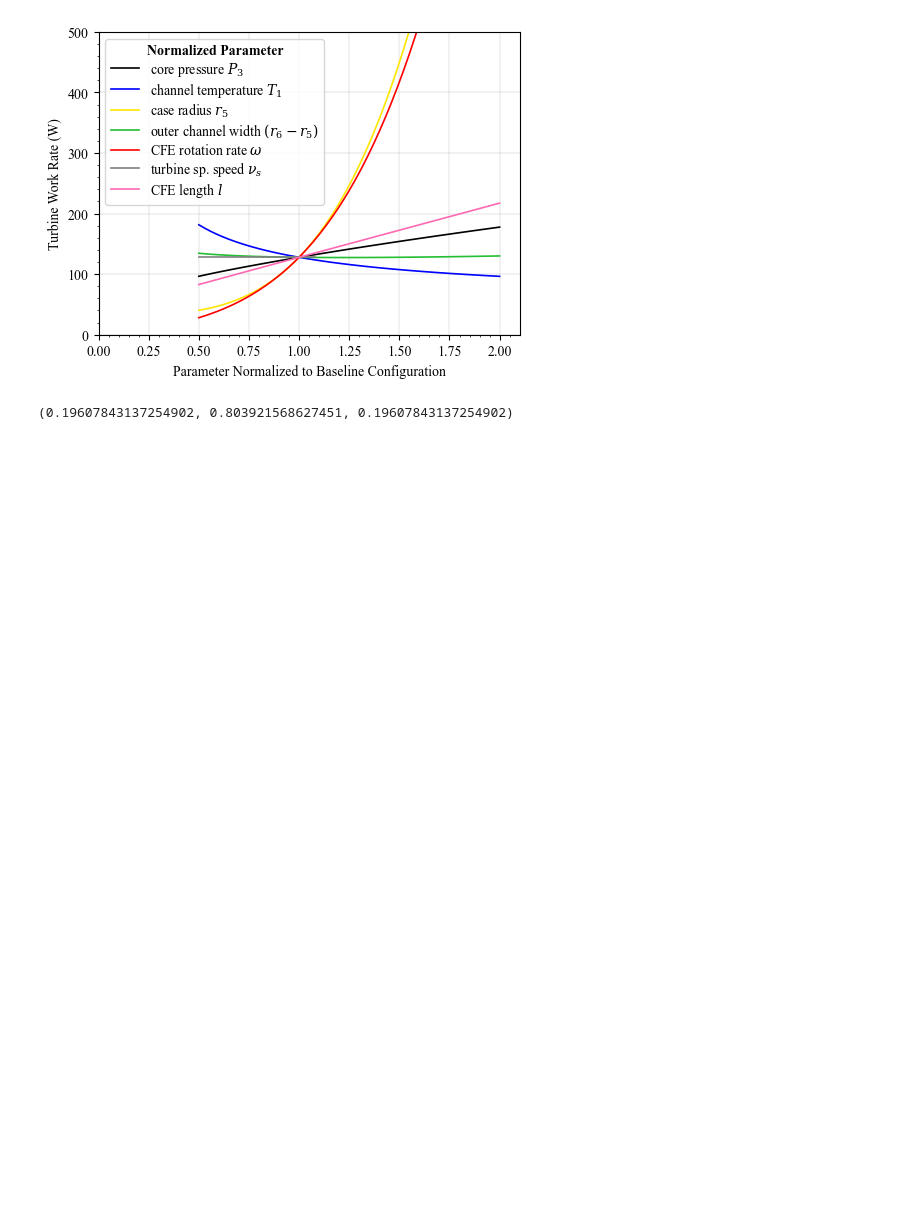
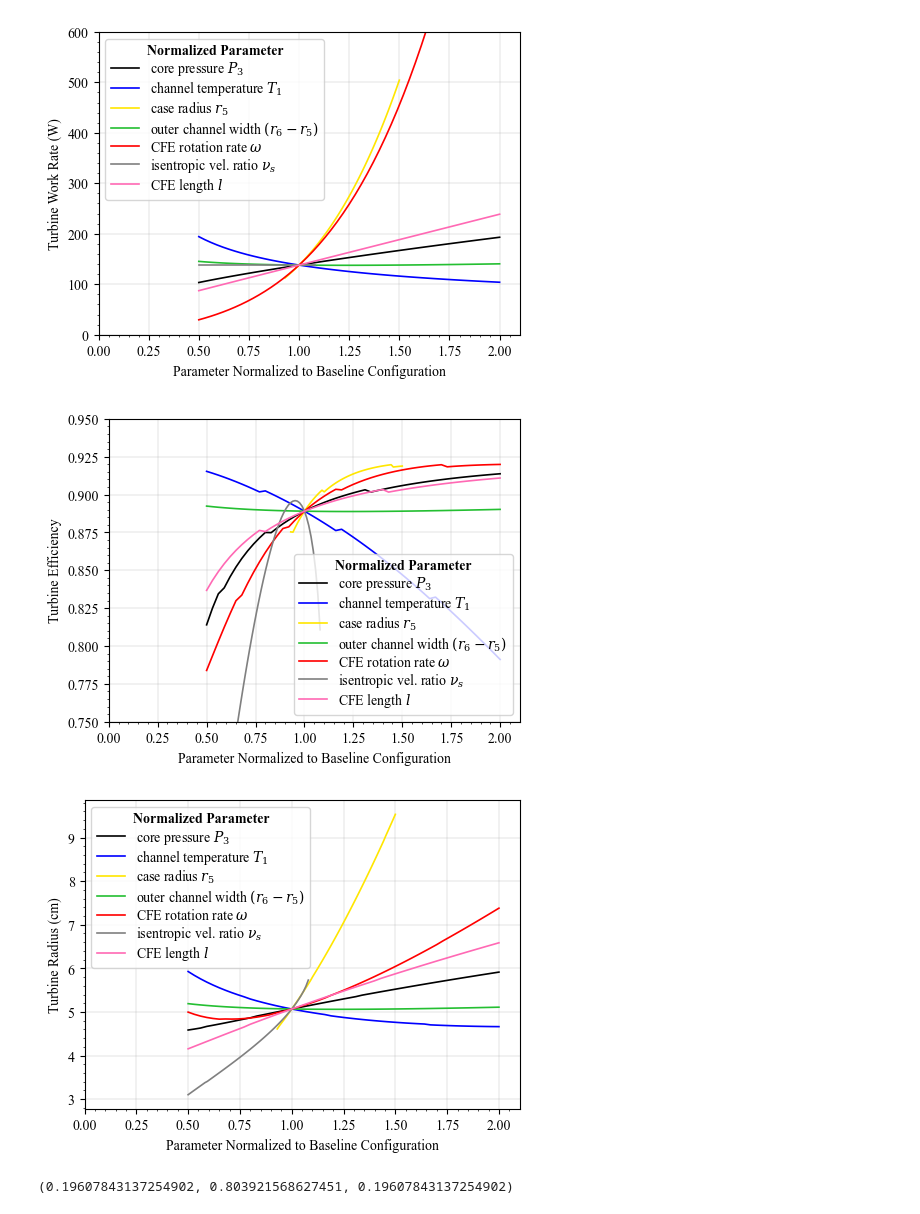
Before and after one commit to daa97/CFE, a Jupyter notebook: plotting.ipynb, the cells around one changed output. Drawn from its saved outputs; the diff is of its cells as text; code cells hidden in the pictures; blank space fills up the shorter version.

Commit message:
Sweep figures

```diff
--- a/plotting.ipynb
+++ b/plotting.ipynb
@@ -5,7 +5,7 @@ import matplotlib.pyplot as plt
 import matplotlib as mpl
 mpl.rc('font', family='Times New Roman',size="10")
 mpl.rc('figure', figsize=(4.8,3.6))
-mpl.rc('legend', labelspacing=0.2)
+mpl.rc('legend', labelspacing=0.15)
 mpl.rc('savefig', dpi=800)
 mpl.rc('lines', linewidth=1.2)
 mpl.rc('axes', grid=True)
@@ -27,7 +27,7 @@ base = {"P_core":10e6,
 stdlim = [0.5, 2]
 vary = {"P_core":stdlim,
         "T_channel":stdlim,
-        "r5":stdlim,
+        "r5":[0.93,1.5],
         "d56":stdlim,
         "N":stdlim,
         "nu_s":[0.5,1.08],
@@ -38,7 +38,7 @@ labels = {"P_core":"core pressure $P_3$",
         "r5":"case radius $r_5$",
         "d56":"outer channel width $(r_6 - r_5)$",
         "N":"CFE rotation rate $\omega$",
-        "nu_s":"turbine sp. speed $\\nu_s$",
+        "nu_s":"isentropic vel. ratio $\\nu_s$",
         "L_CFE":"CFE length $l$"}
 cols = {"P_core":"k",
         "T_channel":"b",
@@ -53,15 +53,15 @@ xvals = dict()
 
 base_core = H2(P=base["P_core"], T=base["T_core"])      # speed code up by not calculating on every single loop
 # %%
-def sweep(name, ylabel, ylim=None):
+def sweep(name, ylabel, ylim=None, scale=1):
     yvals = np.load(f"{name}.npz", allow_pickle=True)
     n_pts = 50
     for key in vary:       # plot each line
         lim = vary[key]                 # relative property value limits
         xvals[key] = np.arange(lim[0], lim[1]+1e-5, np.diff(lim)/n_pts)
-        plt.plot(xvals[key], yvals[key]*.108, label=labels[key], color=cols[key])
+        plt.plot(xvals[key], yvals[key]*scale, label=labels[key], color=cols[key])
 
-    plt.xlim(0,2.1)
+    plt.xlim(0.4,2.1)
     if ylim is not None:
         plt.ylim(ylim)
     plt.legend(title="Normalized Parameter", title_fontproperties={"family": "Times New Roman:bold"})
@@ -70,11 +70,13 @@ def sweep(name, ylabel, ylim=None):
     plt.savefig(f"{name}.svg")
     plt.show()
 # %%
-sweep("dh_sweep_vs", "Turbine Work Rate (W)", ylim=[0,500])
-#sweep("dh_sweep", "Turbine Work Rate (W)")
-#sweep("dh_sweep", "Turbine Work Rate (W)")
+sweep("dh_sweep_vs", "Turbine Work Rate (W)", ylim=(0,600), scale=.108)
+sweep("eta_sweep_vs", "Turbine Efficiency", ylim=(.75,.95))
+sweep("radius_sweep_vs", "Turbine Radius (cm)", scale=100)
 # %% [output]
-[figure, old version]
+[figure, new version]
+[figure, added]
+[figure, added]
 # %%
 mpl.colors.to_rgb("limegreen")
 # %% [output]
```
Also changed, not shown: 7 other files.
